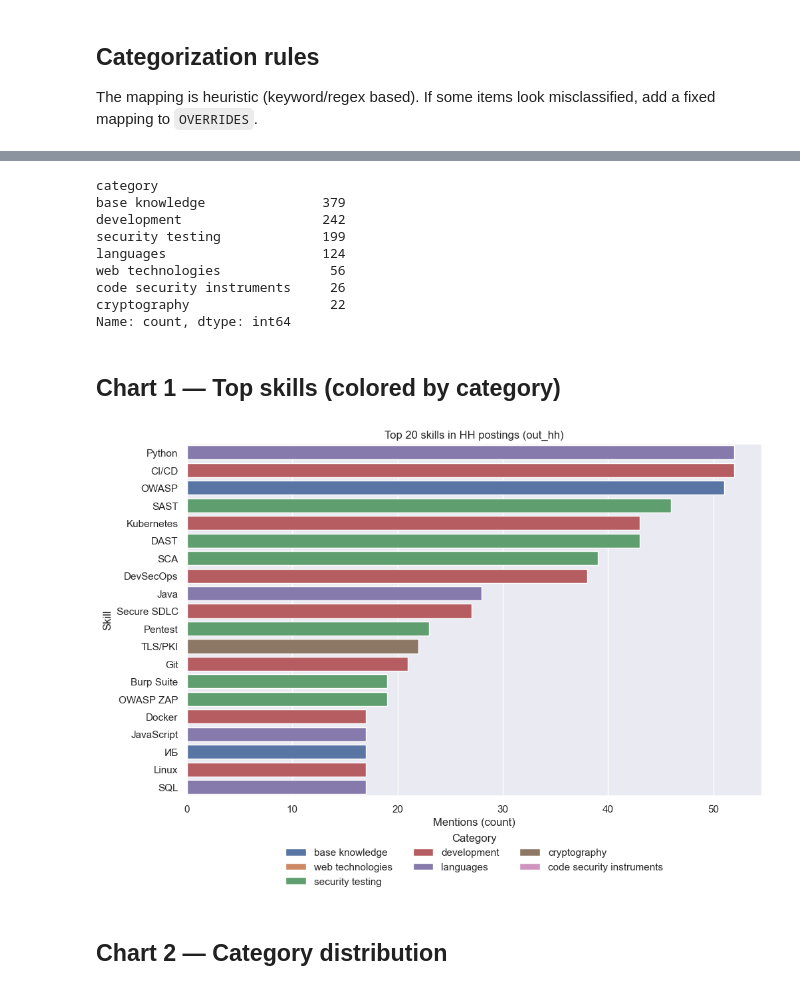
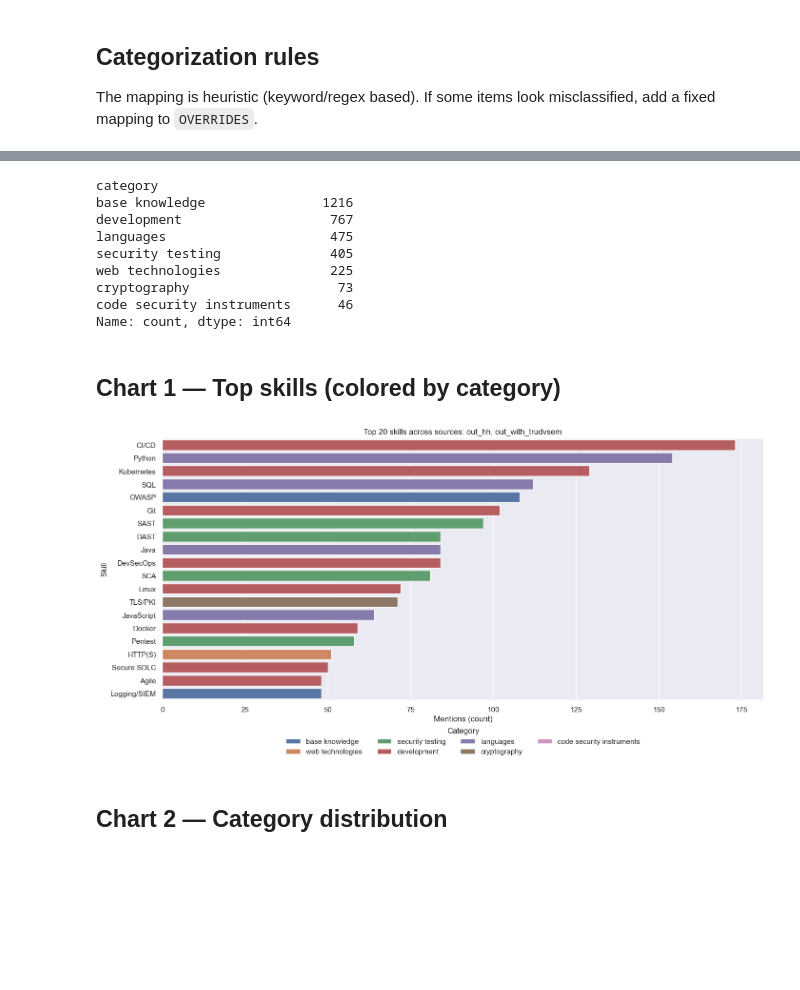
Before and after one commit to vodkar/research-job-skills, a Jupyter notebook: appsec_skills_analysis.ipynb, the cells around one changed output, grey strips where cells are left out. Saved outputs shown, nothing was run; the diff lists cells and outputs as text; code cells hidden in the pictures; blank space fills up the shorter version.

Commit message:
Updated data

```diff
--- a/appsec_skills_analysis.ipynb
+++ b/appsec_skills_analysis.ipynb
@@ -26,16 +26,34 @@ sns.set_theme()
 pd.set_option('display.max_rows', 200)
 pd.set_option('display.max_colwidth', 120)
 # %%
-# ---- Load data ----
-out_dir = Path('out_hh')
-skills_path = out_dir / 'skills_top.csv'
+# ---- Load data (can merge multiple output directories) ----
+OUT_DIRS = [Path('out_hh'), Path('out_with_trudvsem')]
 
-if not skills_path.exists():
-    raise FileNotFoundError(f'Expected file not found: {skills_path.resolve()}')
+frames = []
+for d in OUT_DIRS:
+    p = d / 'skills_top.csv'
+    if not p.exists():
+        continue
+    tmp = pd.read_csv(p)
+    tmp['count'] = pd.to_numeric(tmp['count'], errors='coerce').fillna(0).astype(int)
+    tmp['source'] = d.name
+    frames.append(tmp)
 
-df = pd.read_csv(skills_path)
-df['count'] = pd.to_numeric(df['count'], errors='coerce').fillna(0).astype(int)
-df = df.sort_values('count', ascending=False).reset_index(drop=True)
+if not frames:
+    raise FileNotFoundError('No skills_top.csv found in: ' + ', '.join(str(d) for d in OUT_DIRS))
+
+df_raw = pd.concat(frames, ignore_index=True)
+df_raw['skill'] = df_raw['skill'].astype(str).str.strip()
+
+# Aggregate across sources for the main charts
+df = (df_raw.groupby('skill', as_index=False)['count']
+      .sum()
+      .sort_values('count', ascending=False)
+      .reset_index(drop=True))
+
+# Use the first existing output dir as a default export location
+out_dir = next((d for d in OUT_DIRS if d.exists()), Path('.'))
+
 df.head(20)
 # %% [output]
 |  | skill | count |
@@ -146,35 +164,36 @@ cat_counts = df.groupby('category', observed=True)['count'].sum().sort_values(as
 cat_counts
 # %% [output]
 category
-base knowledge               379
-development                  242
-security testing             199
-languages                    124
-web technologies              56
-code security instruments     26
-cryptography                  22
+base knowledge               1216
+development                   767
+languages                     475
+security testing              405
+web technologies              225
+cryptography                   73
+code security instruments      46
 Name: count, dtype: int64
 # %% [markdown]
 ## Chart 1 — Top skills (colored by category)
 # %%
 top_n = 20
 top = df.head(top_n).copy()
 
 # Wider and less tall; keep the plot compact and avoid a large empty right margin.
-fig, ax = plt.subplots(figsize=(10, 7), constrained_layout=True)
+fig, ax = plt.subplots(figsize=(14, 7), constrained_layout=True)
 
 sns.barplot(data=top, y='skill', x='count', hue='category', dodge=False, ax=ax)
-ax.set_title(f'Top {top_n} skills in HH postings (out_hh)')
+sources = ', '.join(sorted(df_raw['source'].unique())) if 'df_raw' in globals() and 'source' in df_raw.columns else 'merged'
+ax.set_title(f'Top {top_n} skills across sources: {sources}')
 ax.set_xlabel('Mentions (count)')
 ax.set_ylabel('Skill')
 
 # Put legend below to reduce empty side space
 handles, labels = ax.get_legend_handles_labels()
-ax.legend(handles, labels, title='Category', loc='upper center', bbox_to_anchor=(0.5, -0.08), ncol=3, frameon=False)
+ax.legend(handles, labels, title='Category', loc='upper center', bbox_to_anchor=(0.5, -0.08), ncol=4, frameon=False)
 
 plt.show()
 # %% [output]
-[figure, old version]
+[figure, new version]
 # %% [markdown]
 ## Chart 2 — Category distribution
 # %%
```
Also changed, not shown: parts of 10 cells of this notebook, 9 other files.
